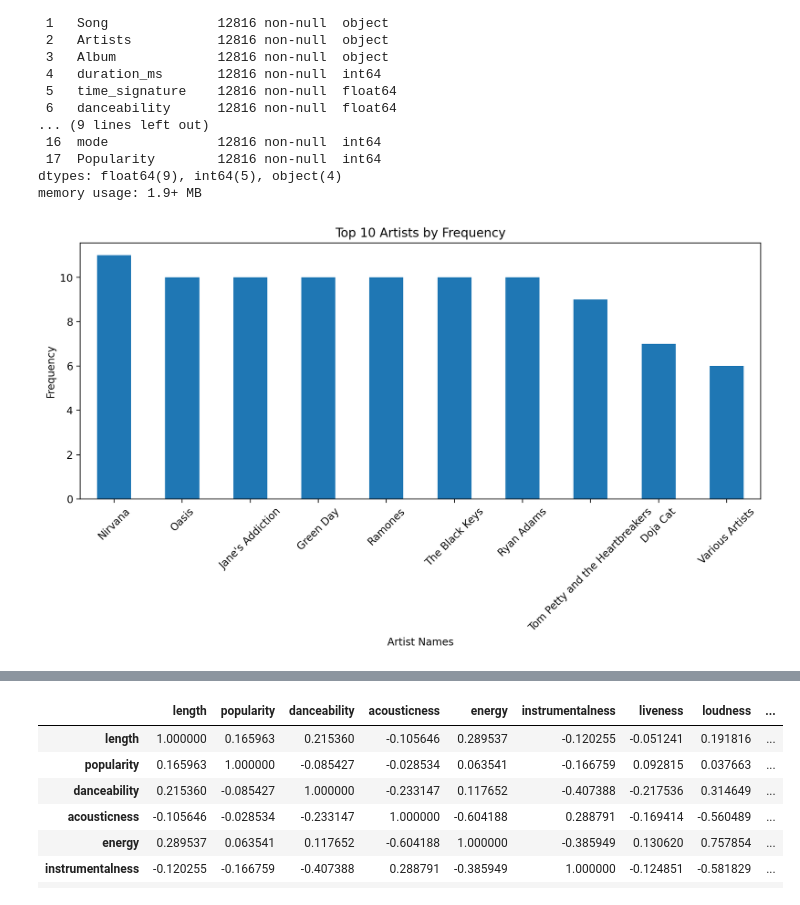
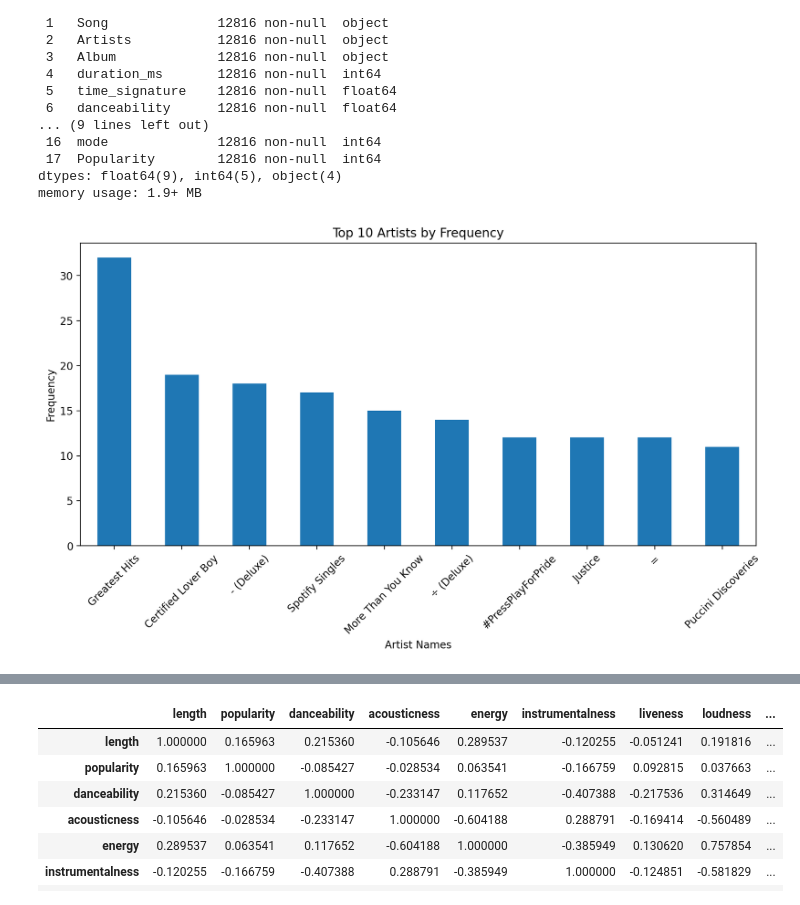
Before and after one commit to EthanFalcao/Spotify_Reccommendation_Algorithm, a Jupyter notebook: exploratory_data_analysis.ipynb, the cells around one changed output, grey strips where cells are left out. Saved outputs shown, nothing was run; the diff lists cells and outputs as text; code cells hidden in the pictures.

```diff
--- a/Input data from Spotity api .ipynb
+++ b/exploratory_data_analysis.ipynb
@@ -287,23 +163,23 @@ memory usage: 1.9+ MB
 # %%
 import pandas as pd
 import matplotlib.pyplot as plt
 
 # Assuming you have loaded your data into a DataFrame called 'df'
 
 # Get the top 10 artists based on their frequency
-top_10_artists = df['artist'].value_counts().head(10)
+top_10_artists = df['Album'].value_counts().head(10)
 
 # Create a bar plot
 plt.figure(figsize=(10, 6))
 top_10_artists.plot(kind='bar')
 plt.xticks(rotation=45)  # Rotate the x-axis labels by 45 degrees
 plt.xlabel('Artist Names')
 plt.ylabel('Frequency')
 plt.title('Top 10 Artists by Frequency')
 plt.tight_layout()
 plt.show()
 # %% [output]
-[figure, old version]
+[figure, new version]
 # %%
 # Get the top 10 artists based on their frequency
 top_10_artists = df['album'].value_counts().head(10)
```
Also changed, not shown: parts of 22 cells of this notebook, 1 other file.
